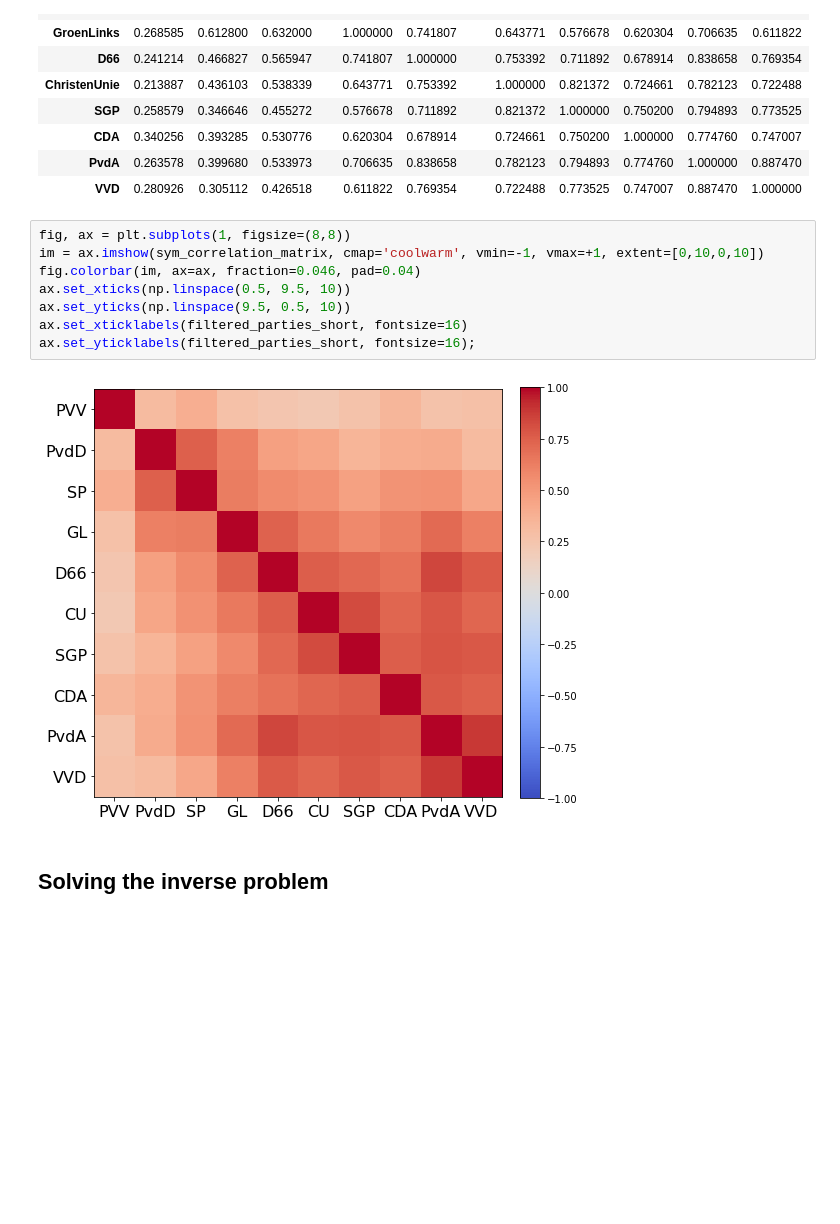
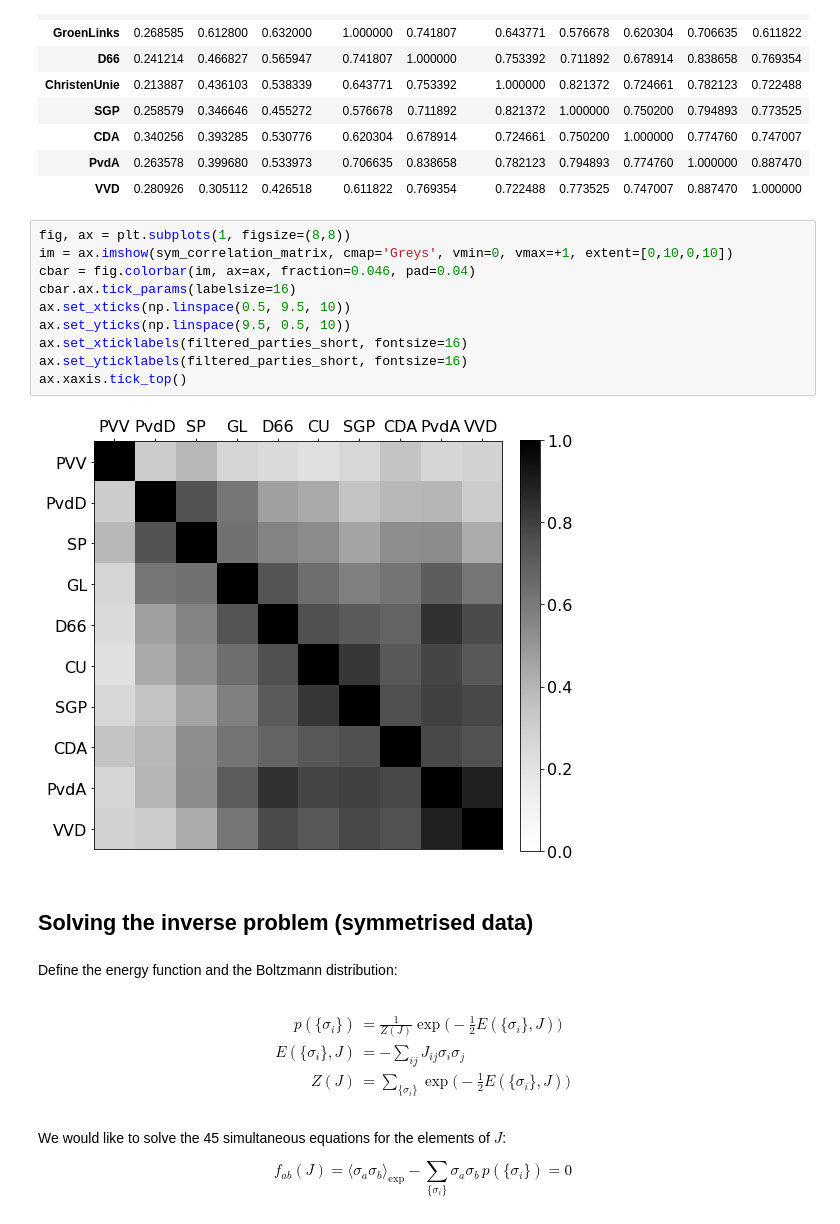
Before and after one commit to olivierwitteveen/dutch-parliament-max-ent, a Jupyter notebook: tk_stemming.ipynb, the cells around one changed output. Cells and saved outputs as stored; diff of their text form; blank space fills up the shorter version.

```diff
--- a/tk_stemming.ipynb
+++ b/tk_stemming.ipynb
@@ -270,13 +290,31 @@ sym_correlation_matrix
 | VVD | 0.280926 | 0.305112 | 0.426518 | 0.611822 | 0.769354 | 0.722488 | 0.773525 | 0.747007 | 0.887470 | 1.000000 |
 # %%
 fig, ax = plt.subplots(1, figsize=(8,8))
-im = ax.imshow(sym_correlation_matrix, cmap='coolwarm', vmin=-1, vmax=+1, extent=[0,10,0,10])
-fig.colorbar(im, ax=ax, fraction=0.046, pad=0.04)
+im = ax.imshow(sym_correlation_matrix, cmap='Greys', vmin=0, vmax=+1, extent=[0,10,0,10])
+cbar = fig.colorbar(im, ax=ax, fraction=0.046, pad=0.04)
+cbar.ax.tick_params(labelsize=16)
 ax.set_xticks(np.linspace(0.5, 9.5, 10))
 ax.set_yticks(np.linspace(9.5, 0.5, 10))
 ax.set_xticklabels(filtered_parties_short, fontsize=16)
-ax.set_yticklabels(filtered_parties_short, fontsize=16);
+ax.set_yticklabels(filtered_parties_short, fontsize=16)
+ax.xaxis.tick_top()
 # %% [output]
-[figure, old version]
+[figure, new version]
 # %% [markdown]
-## Solving the inverse problem
+## Solving the inverse problem (symmetrised data)
+# %% [markdown]
+Define the energy function and the Boltzmann distribution:
+# %% [markdown]
+$$
+\begin{split}
+p(\{\sigma_i\}) &= \frac{1}{Z(J)} \exp\bigg(-\frac{1}{2} E(\{\sigma_i\}, J)\bigg) \\
+E(\{\sigma_i\}, J) &= - \sum_{ij} J_{ij} \sigma_i \sigma_j \\
+Z(J) &= \sum_{\{\sigma_i\}} \exp\bigg(-\frac{1}{2} E(\{\sigma_i\}, J)\bigg)
+\end{split}
+$$
+# %% [markdown]
+We would like to solve the 45 simultaneous equations for the elements of $J$:
+
+$$
+f_{ab}(J) = \langle \sigma_a \sigma_b \rangle_{\mathrm{exp}} - \sum_{\{\sigma_i\}} \sigma_a \sigma_b \, p(\{\sigma_i\}) = 0
+$$
```
Also changed, not shown: parts of 20 cells of this notebook.
